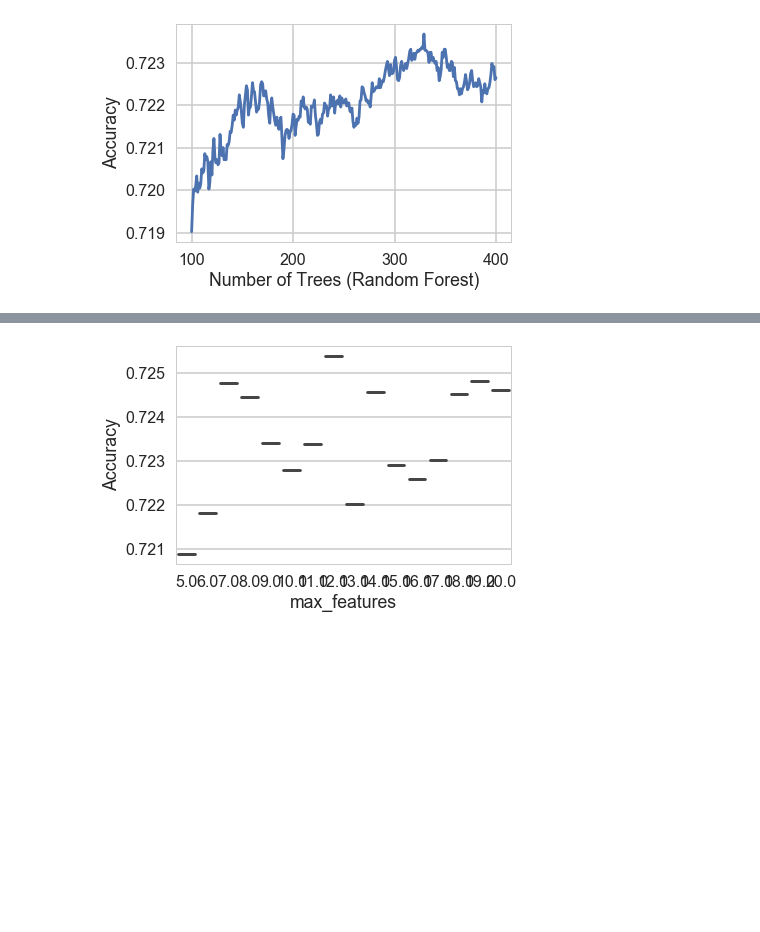
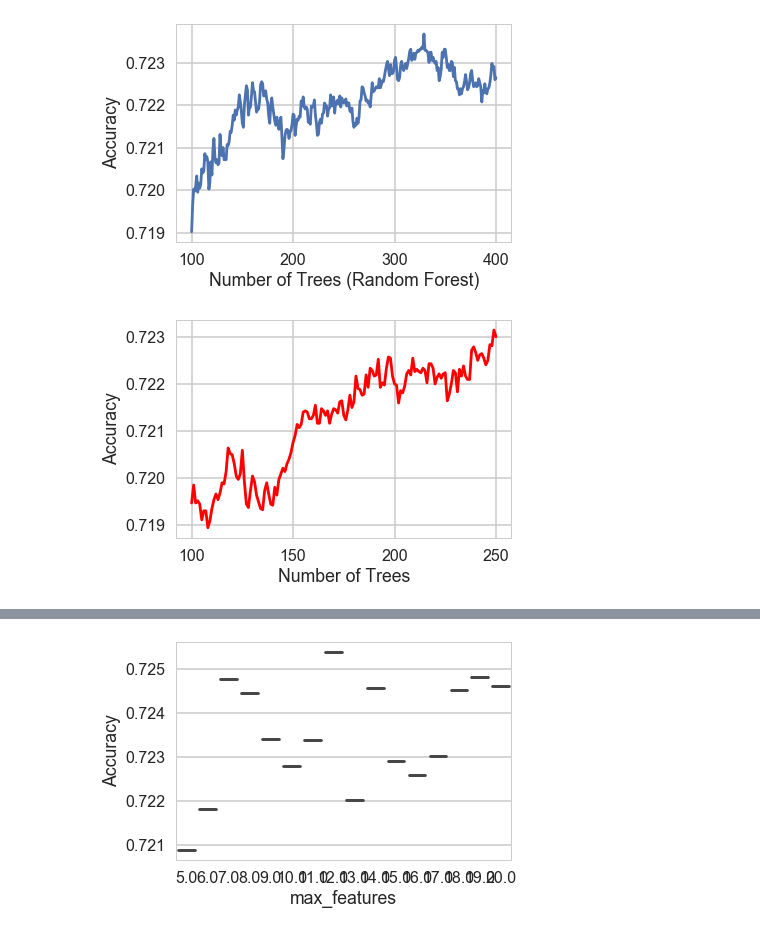
Before and after one commit to bfine9618/PredictingInterestLevel, a Jupyter notebook: Trees.ipynb, the cells around one changed output, grey strips where cells are left out. Saved outputs shown, nothing was run; the diff lists cells and outputs as text; code cells hidden in the pictures; blank space fills up the shorter version.

Commit message:
pushing preliminary data

```diff
--- a/Trees.ipynb
+++ b/Trees.ipynb
@@ -437,3 +439,30 @@ plt.xlabel('Number of Trees (Random Forest)');
 plt.ylabel('Accuracy');
 # %% [output]
 [figure]
+# %%
+min_trees = 100
+max_trees = 250
+
+train = pd.read_json('rawData/train_data.json')
+altered_train_ = train.drop(['interest_level','description','display_address','created','building_id','features', 'manager_id', 'photos', 'street_address'],axis=1)
+y_train = train['interest_level']
+
+error_rate_bag = np.array([])
+num_trees_bag = np.array([])
+
+bagged_tree = RandomForestClassifier(warm_start=False,
+                             oob_score=True,
+                             max_features=None,
+                             random_state = 1)
+
+for i in range(min_trees,max_trees+1):
+    bagged_tree.set_params(n_estimators=i)
+    bagged_tree.fit(altered_train_, y_train)
+    error_rate_bag = np.append(error_rate_bag,bagged_tree.oob_score_)
+    num_trees_bag = np.append(num_trees_bag,i)
+
+plt.plot(num_trees_bag,error_rate_bag,c='red');
+plt.xlabel('Number of Trees');
+plt.ylabel('Accuracy');
+# %% [output]
+[figure, added]
```
Also changed, not shown: parts of 4 cells of this notebook.
